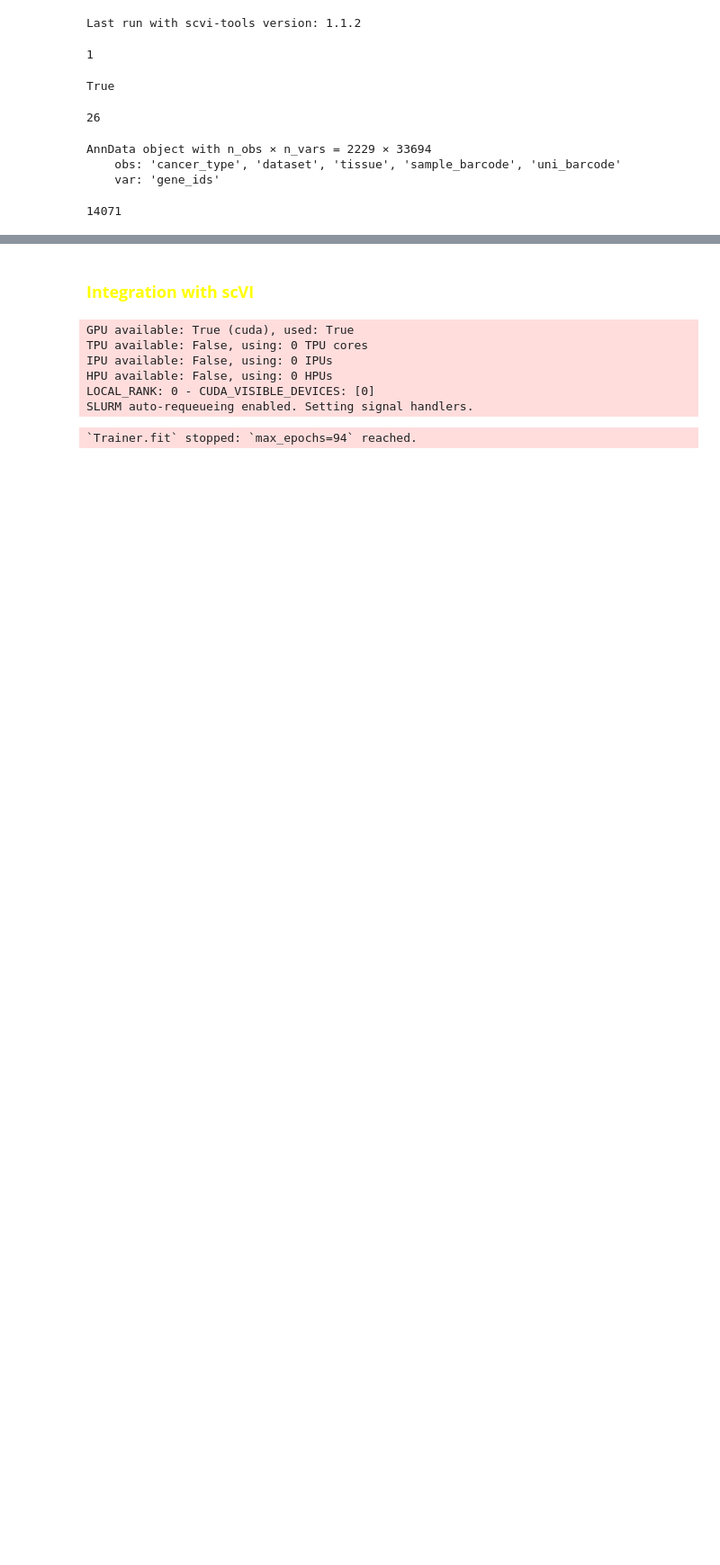
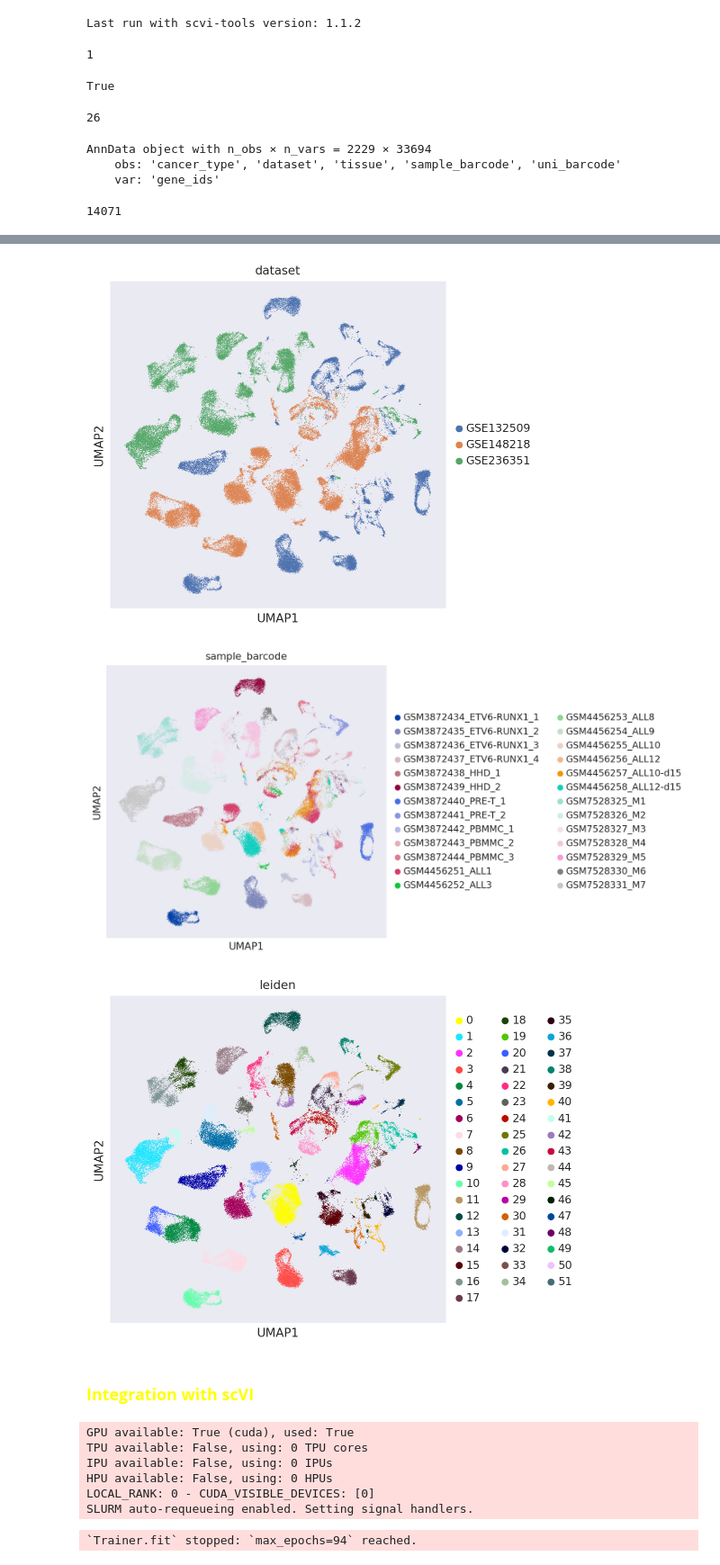
Before and after one commit to tuonglab/pan-paedcancer-scrnaseq, a Jupyter notebook: notebooks/integration_scVI.ipynb, the cells around one changed output, grey strips where cells are left out. Shown at 90% size. Cells and saved outputs as stored; diff of their text form; code cells hidden in the pictures; blank space fills up the shorter version.

```diff
--- a/notebooks/integration_scVI.ipynb
+++ b/notebooks/integration_scVI.ipynb
@@ -21,7 +25,7 @@ print("Last run with scvi-tools version:", scvi.__version__)
 [rank: 0] Seed set to 0
 Last run with scvi-tools version: 1.1.2
 # %%
-sc.set_figure_params(figsize=(6, 6), frameon=False)
+sc.set_figure_params(figsize=(6, 6), frameon=True)
 sns.set_theme()
 torch.set_float32_matmul_precision("high")
 
@@ -143,3 +138,11 @@ AnnData object with n_obs × n_vars = 85282 × 2000
+# %%
+sc.pl.umap(adatas_filtered_all, color=['dataset'])
+sc.pl.umap(adatas_filtered_all, color=['sample_barcode'])
+sc.pl.umap(adatas_filtered_all, color=['leiden'])
+# %% [output]
+[figure, added]
+[figure, added]
+[figure, added]
 # %% [markdown]
 ### <span style="color:yellow">**Integration with scVI**</span>
 # %%
```
Also changed, not shown: parts of 25 cells of this notebook.
